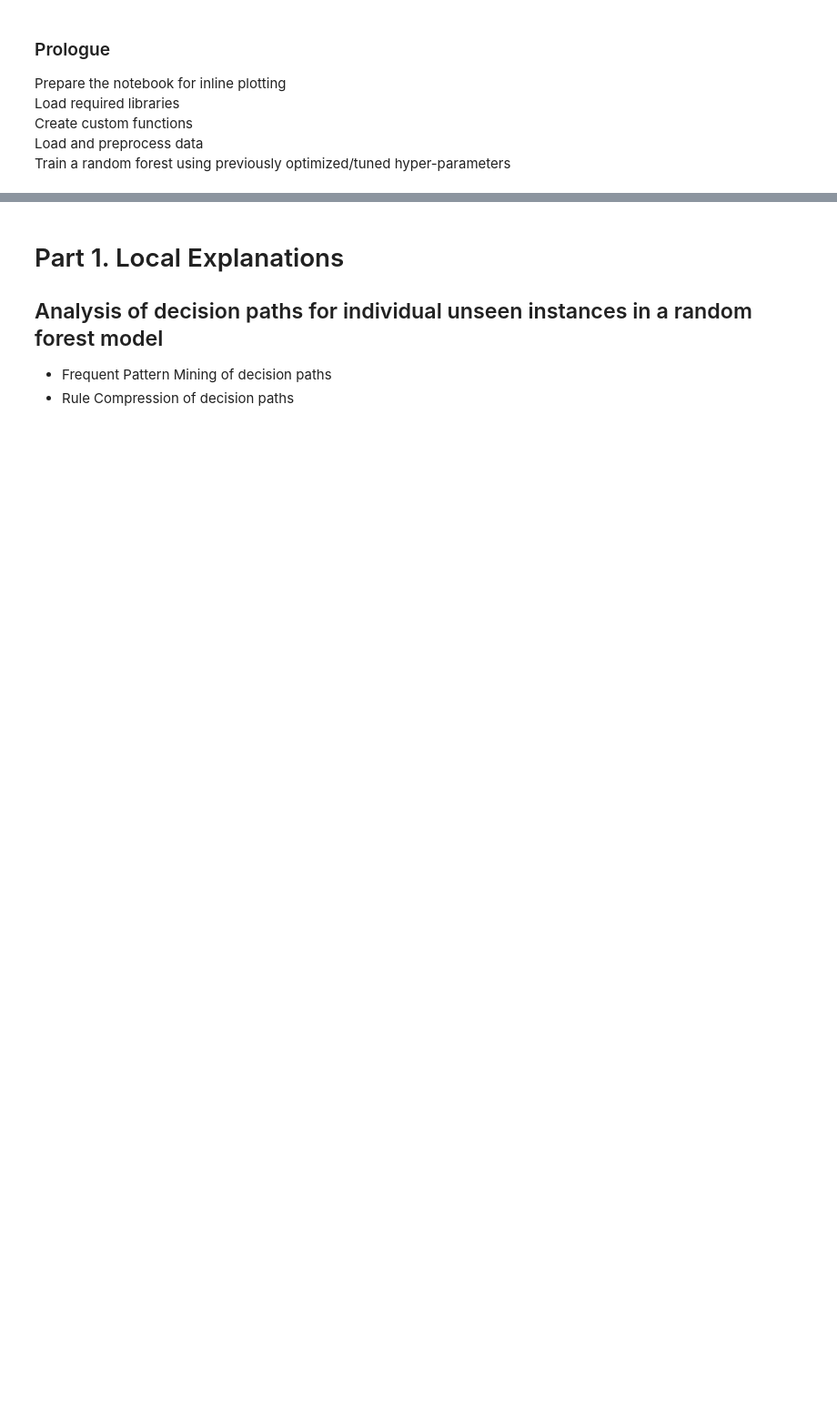
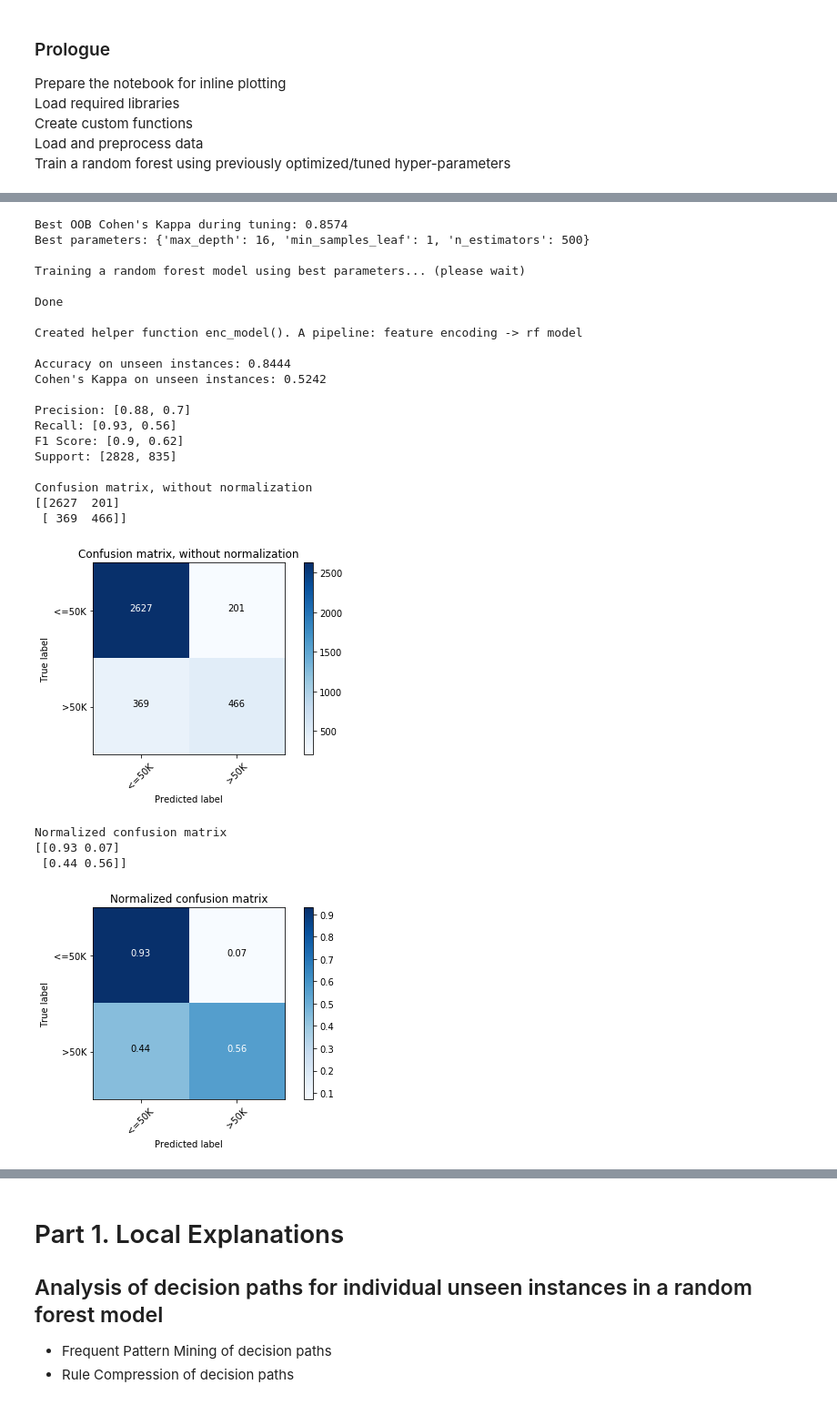
Before and after one commit to julianhatwell/interpret_basics2, a Jupyter notebook: whiteboxing experiments.ipynb, the cells around one changed output, grey strips where cells are left out. Shown at 91% size. Drawn from its saved outputs; the diff is of its cells as text; code cells hidden in the pictures; blank space fills up the shorter version.

```diff
--- a/whiteboxing experiments.ipynb
+++ b/whiteboxing experiments.ipynb
@@ -159,0 +104,38 @@ Support: [2828, 835]
+# %%
+mydata, tt, explainer = anchors_preproc(dataset)
+# new model for anchors, all contvars are pre-discretized
+rf, enc_rf = train_rf(tt['X_train_enc'], y=tt['y_train'],
+        params=params,
+        encoder=tt['encoder'],
+        random_state=mydata.random_state)
+
+# evaluate model
+cm, acc, coka, prfs = evaluate_model(prediction_model=enc_rf, X=tt['X_test'], y=tt['y_test'],
+                         class_names=mydata.class_names,
+                         plot_cm=True, plot_cm_norm=True)
+# %% [output]
+Best OOB Cohen's Kappa during tuning: 0.8574
+Best parameters: {'max_depth': 16, 'min_samples_leaf': 1, 'n_estimators': 500}
+
+Training a random forest model using best parameters... (please wait)
+
+Done
+
+Created helper function enc_model(). A pipeline: feature encoding -> rf model
+
+Accuracy on unseen instances: 0.8444
+Cohen's Kappa on unseen instances: 0.5242
+
+Precision: [0.88, 0.7]
+Recall: [0.93, 0.56]
+F1 Score: [0.9, 0.62]
+Support: [2828, 835]
+
+Confusion matrix, without normalization
+[[2627  201]
+ [ 369  466]]
+[figure, added]
+Normalized confusion matrix
+[[0.93 0.07]
+ [0.44 0.56]]
+[figure, added]
```
Also changed, not shown: parts of 11 cells of this notebook, 4 other files.
